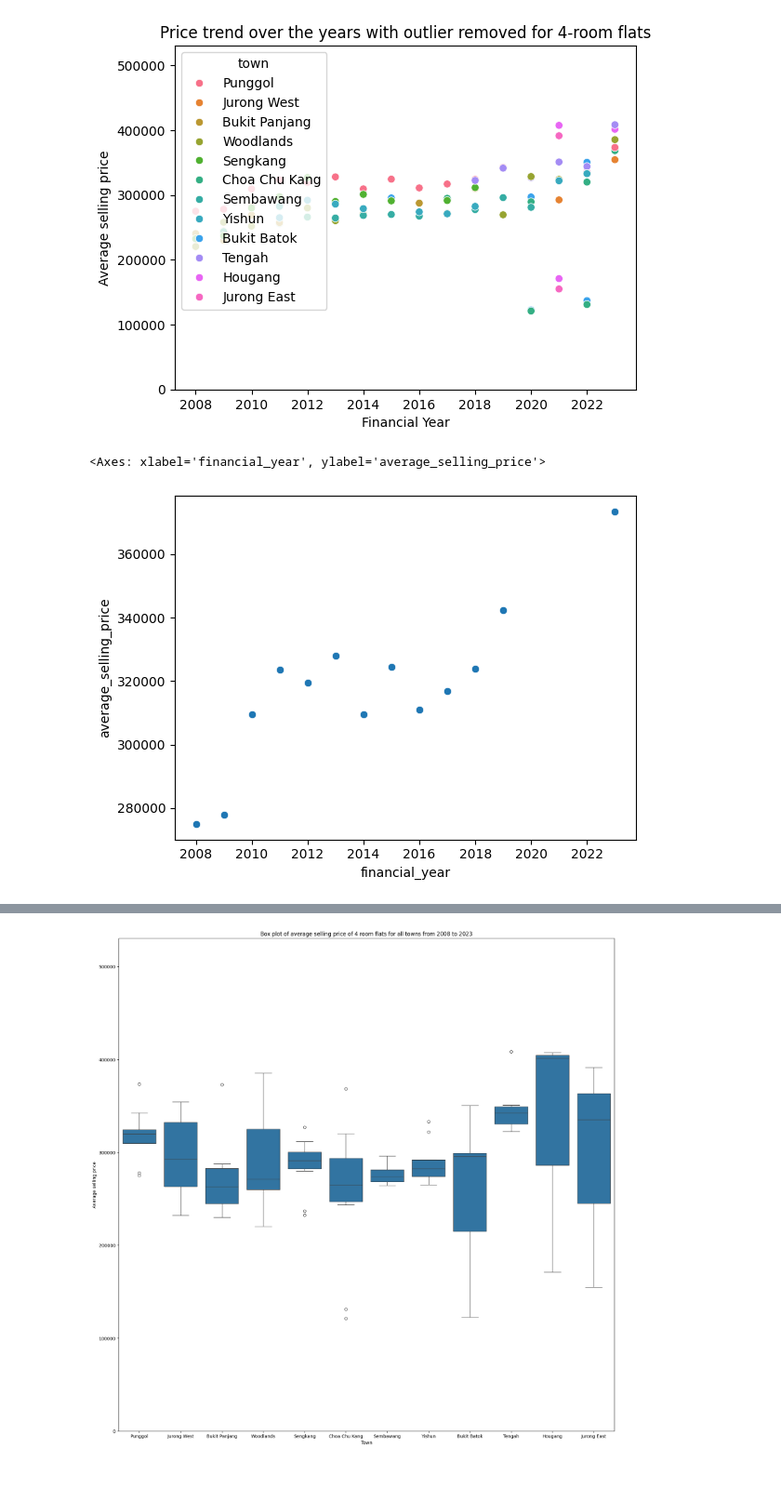
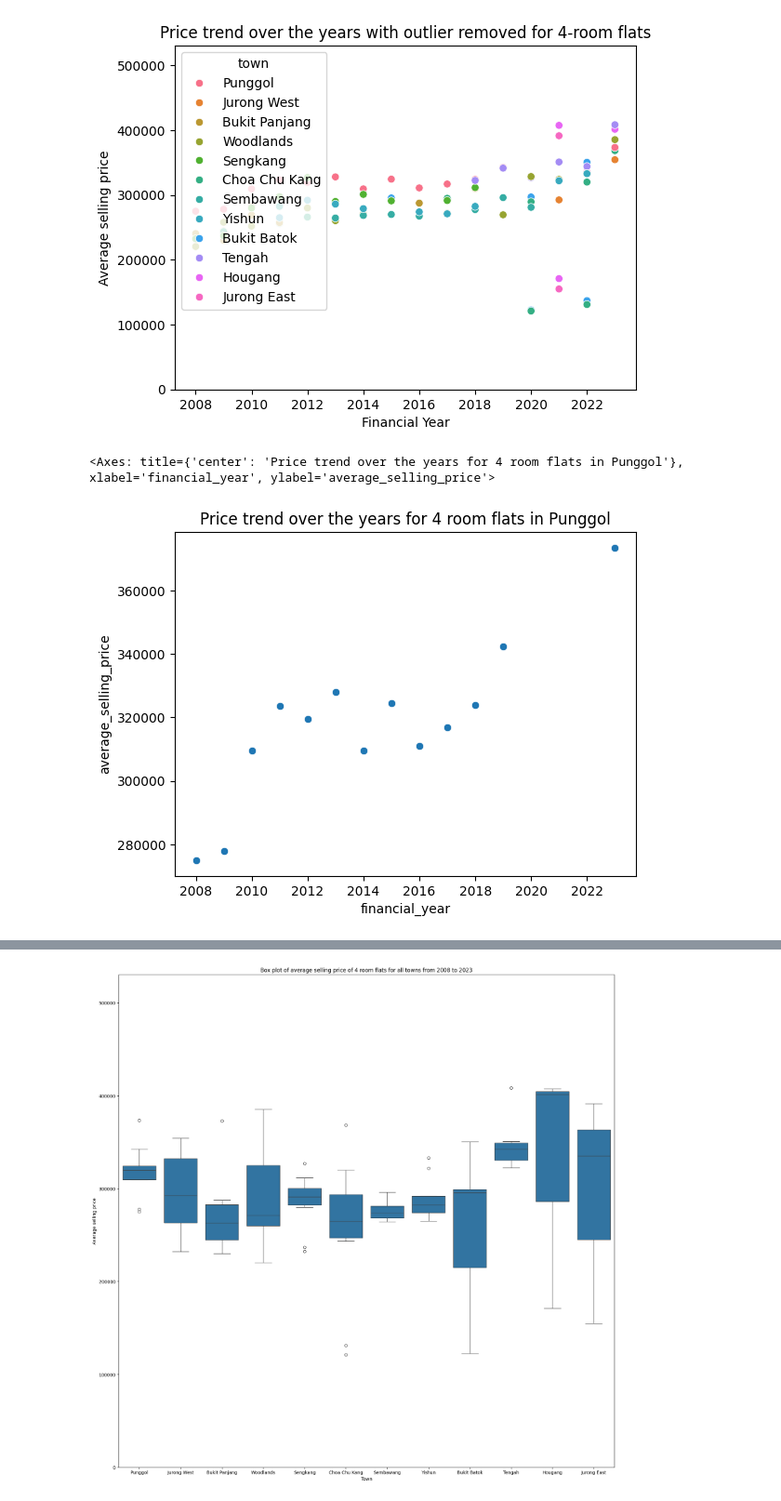
Before and after one commit to hanafi89/7FTC2004-ADS1-CW-1, a Jupyter notebook: 7FTC2004_ADS1_CW_1_(final).ipynb, the cells around one changed output, grey strips where cells are left out. Shown at 93% size. Cells and saved outputs as stored; diff of their text form; code cells hidden in the pictures; blank space fills up the shorter version.

```diff
--- a/7FTC2004_ADS1_CW_1_(final).ipynb
+++ b/7FTC2004_ADS1_CW_1_(final).ipynb
@@ -127,12 +127,14 @@ plt.show()
 # %%
 #plotting scatter graph for Punggol only
 
 df_punggol = df[df['town'] == 'Punggol']
 
+plt.title('Price trend over the years for 4 room flats in Punggol')
+
 sns.scatterplot(data=df_punggol, x='financial_year', y='average_selling_price')
 # %% [output]
-<Axes: xlabel='financial_year', ylabel='average_selling_price'>
+<Axes: title={'center': 'Price trend over the years for 4 room flats in Punggol'}, xlabel='financial_year', ylabel='average_selling_price'>
-[figure, old version]
+[figure, new version]
 # %%
 #create pie chart of average selling price of 4 room flats for all towns in year 2023
 
```
Also changed, not shown: parts of 1 cell of this notebook.
